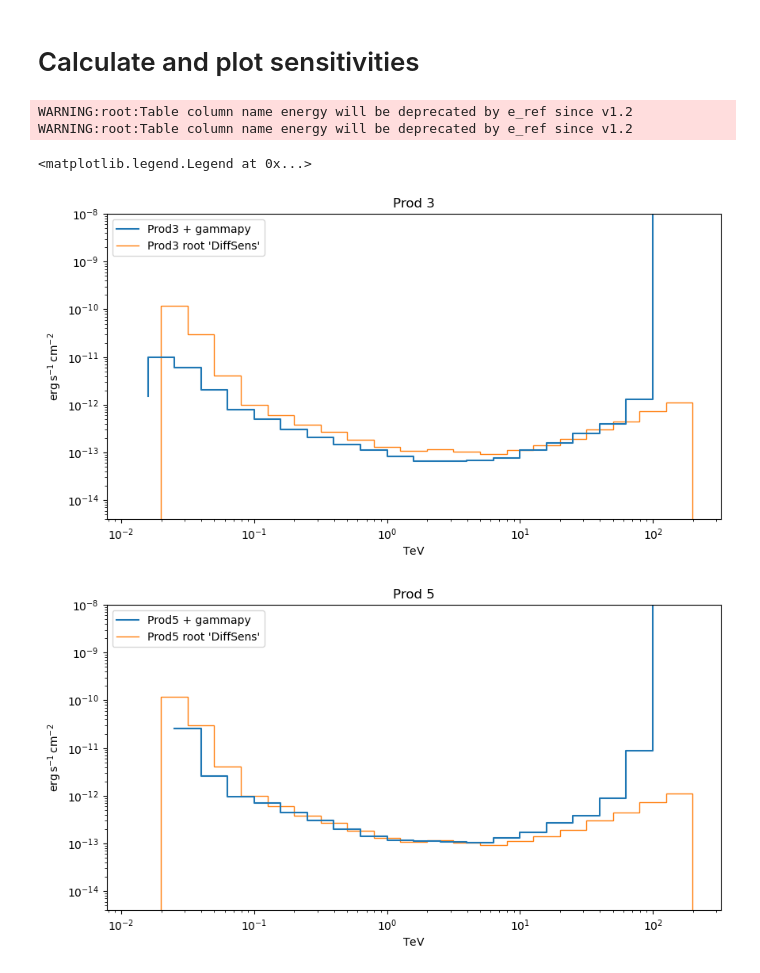
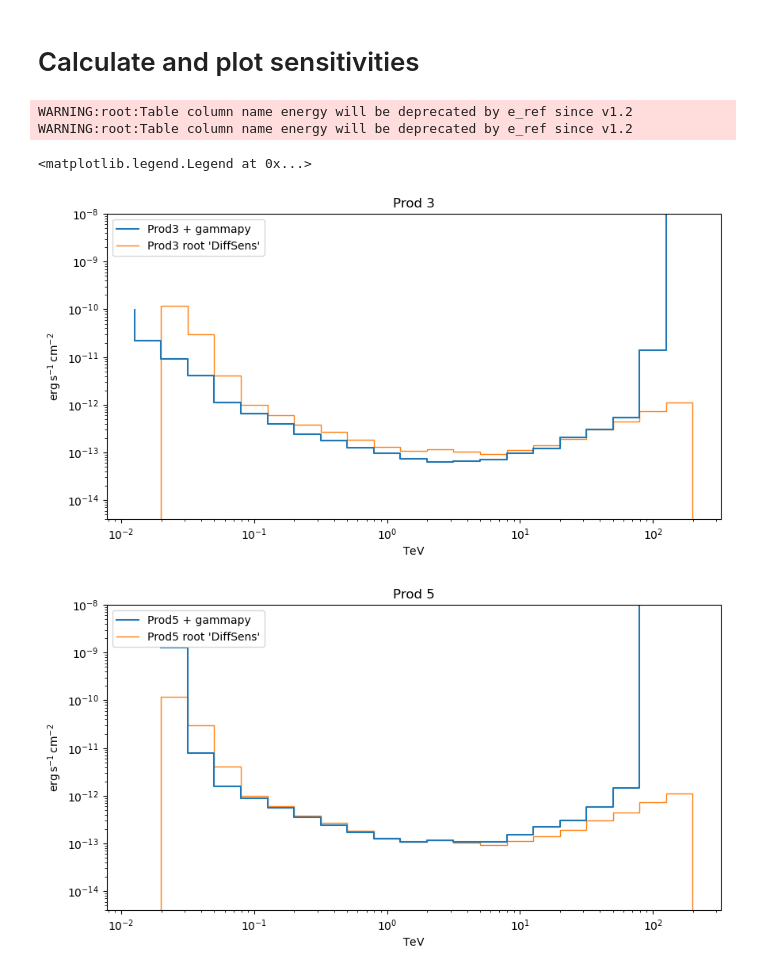
Before and after one commit to Tobychev/GammapySensitivity, a Jupyter notebook: SensitivityFromIRF.ipynb, the cells around one changed output. Saved outputs shown, nothing was run; the diff lists cells and outputs as text; code cells hidden in the pictures.

Commit message:
Changed to use energy binning from the root file

```diff
--- a/SensitivityFromIRF.ipynb
+++ b/SensitivityFromIRF.ipynb
@@ -24,14 +24,11 @@ quantity_support();
 # %% [markdown]
 # Sensitivity function
 # %%
-def gp_sensitivity_curve(irfs, enclosure=True, conf={}):
-    energy_axis = MapAxis.from_energy_bounds(
-        conf.get("E_reco_min",
-                 0.012589254 * u.TeV),
-        conf.get("E_reco_max",
-                 199.526231 * u.TeV),
-        nbin=conf.get("E_reco_nbin", 21)
-    )
+def gp_sensitivity_curve(irfs, root_e_bins, enclosure=True, conf={}):
+
+    energy_axis = MapAxis.from_nodes(root_e_bins,
+                                     interp="log",
+                                     name="energy").to_node_type("edges")
     energy_axis_true = MapAxis.from_energy_bounds(
         conf.get("E_true_min",
                  0.01 * u.TeV),
@@ -129,29 +127,29 @@ Invalid unit found in background table! Assuming (s-1 MeV-1 sr-1)
 # %% [markdown]
 # Calculate and plot sensitivities
 # %%
-p3_gE, p3_gSens, _ = gp_sensitivity_curve(irf_tab_p3, enclosure=True, conf={"on_region": 0.1 * u.deg})
-p5_gE, p5_gSens, _ = gp_sensitivity_curve(irf_tab_p5, enclosure=True, conf={"on_region": 0.1 * u.deg})
+p3_gE, p3_gSens, _ = gp_sensitivity_curve(irf_tab_p3, p3_en, enclosure=True, conf={"on_region": 0.3 * u.deg})
+p5_gE, p5_gSens, _ = gp_sensitivity_curve(irf_tab_p5, p5_en, enclosure=True, conf={"on_region": 0.3 * u.deg})
 
 fig, ax = plt.subplots(1, 1, figsize=(10, 5))
 plt.step(p3_gE, p3_gSens, label="Prod3 + gammapy")
 plt.stairs(prod5_sens, p3_en, label="Prod3 root 'DiffSens'")
 plt.title("Prod 3")
 
 plt.ylim(4e-15, 1e-8)
 plt.loglog()
 plt.legend()
 
 fig, ax = plt.subplots(1, 1, figsize=(10, 5))
 plt.step(p5_gE, p5_gSens, label="Prod5 + gammapy")
 plt.stairs(prod5_sens, p5_en, label="Prod5 root 'DiffSens'")
 plt.title("Prod 5")
 
 plt.ylim(4e-15, 1e-8)
 plt.loglog()
 plt.legend()
 # %% [output]
 WARNING:root:Table column name energy will be deprecated by e_ref since v1.2
 WARNING:root:Table column name energy will be deprecated by e_ref since v1.2
 <matplotlib.legend.Legend at 0x...>
-[figure, old version]
+[figure, new version]
-[figure, old version]
+[figure, new version]
```
Also changed, not shown: parts of 1 cell of this notebook.
